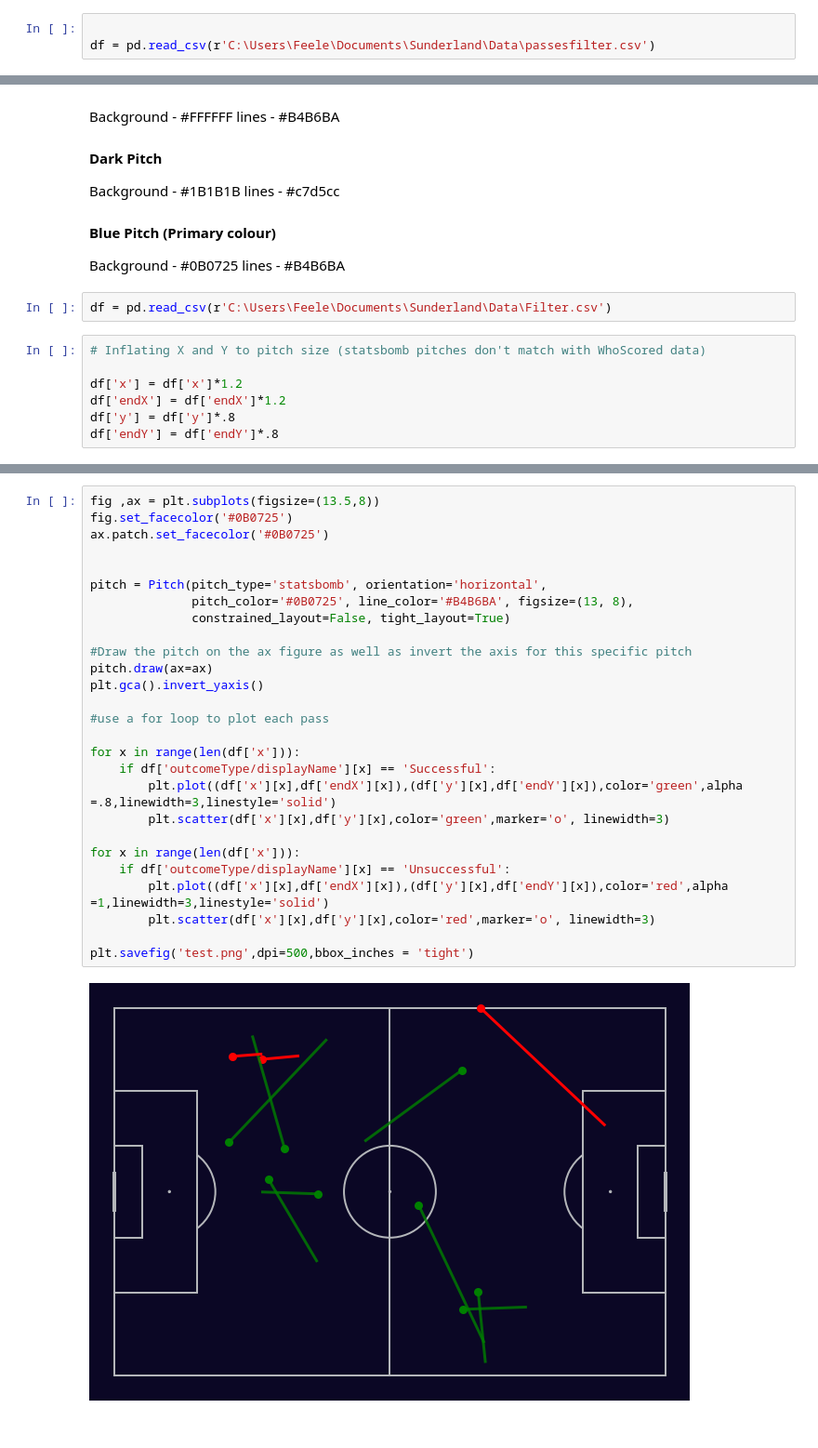
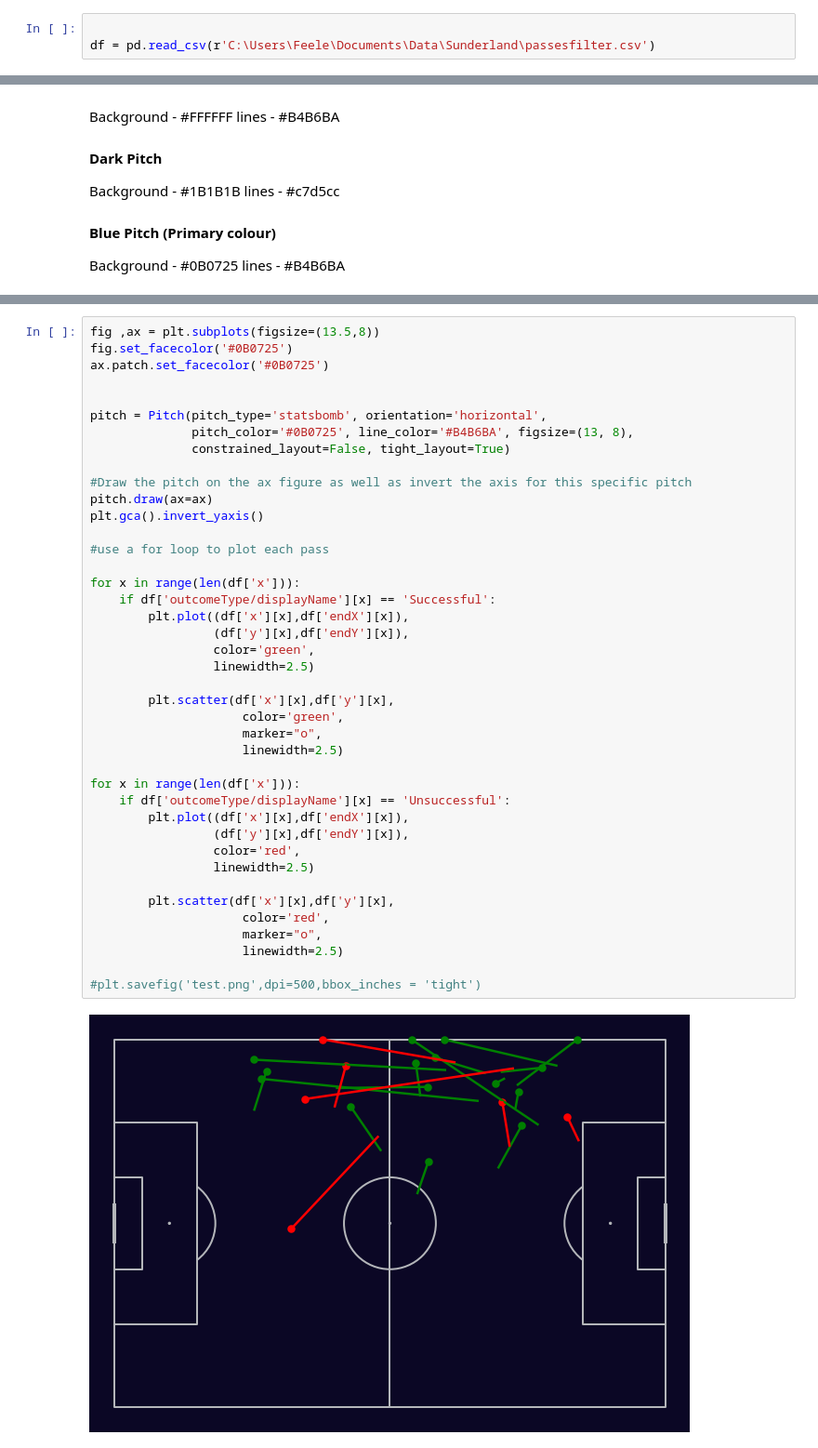
Before and after one commit to brandonfeeley/python-codes, a Jupyter notebook: Pass_Map.ipynb, the cells around one changed output, grey strips where cells are left out. Shown at 93% size. Cells and saved outputs as stored; diff of their text form.

```diff
--- a/Pass_Map.ipynb
+++ b/Pass_Map.ipynb
@@ -10,7 +10,7 @@ import seaborn as sns
 # USE FILTER BELOW
 # %%
 
-df = pd.read_csv(r'C:\Users\Feele\Documents\Sunderland\Data\passesfilter.csv')
+df = pd.read_csv(r'C:\Users\Feele\Documents\Data\Sunderland\passesfilter.csv')
 # %%
 df.head()
 # %% [output]
@@ -51,12 +73,3 @@ lines - #c7d5cc
 #### Blue Pitch (Primary colour)
 Background - #0B0725
 lines - #B4B6BA
-# %%
-df = pd.read_csv(r'C:\Users\Feele\Documents\Sunderland\Data\Filter.csv')
-# %%
-# Inflating X and Y to pitch size (statsbomb pitches don't match with WhoScored data)
-
-df['x'] = df['x']*1.2
-df['endX'] = df['endX']*1.2
-df['y'] = df['y']*.8
-df['endY'] = df['endY']*.8
@@ -68,29 +76,43 @@ def pass_line_template(ax, x, y, end_x, end_y, line_color):
 # %%
 fig ,ax = plt.subplots(figsize=(13.5,8))
 fig.set_facecolor('#0B0725')
 ax.patch.set_facecolor('#0B0725')
 
 
 pitch = Pitch(pitch_type='statsbomb', orientation='horizontal',
               pitch_color='#0B0725', line_color='#B4B6BA', figsize=(13, 8),
               constrained_layout=False, tight_layout=True)
 
 #Draw the pitch on the ax figure as well as invert the axis for this specific pitch
 pitch.draw(ax=ax)
 plt.gca().invert_yaxis()
 
 #use a for loop to plot each pass
 
 for x in range(len(df['x'])):
     if df['outcomeType/displayName'][x] == 'Successful':
-        plt.plot((df['x'][x],df['endX'][x]),(df['y'][x],df['endY'][x]),color='green',alpha =.8,linewidth=3,linestyle='solid')
-        plt.scatter(df['x'][x],df['y'][x],color='green',marker='o', linewidth=3)
+        plt.plot((df['x'][x],df['endX'][x]),
+                 (df['y'][x],df['endY'][x]),
+                 color='green',
+                 linewidth=2.5)
+
+        plt.scatter(df['x'][x],df['y'][x],
+                     color='green',
+                     marker="o",
+                     linewidth=2.5)
 
 for x in range(len(df['x'])):
     if df['outcomeType/displayName'][x] == 'Unsuccessful':
-        plt.plot((df['x'][x],df['endX'][x]),(df['y'][x],df['endY'][x]),color='red',alpha =1,linewidth=3,linestyle='solid')
-        plt.scatter(df['x'][x],df['y'][x],color='red',marker='o', linewidth=3)
+        plt.plot((df['x'][x],df['endX'][x]),
+                 (df['y'][x],df['endY'][x]),
+                 color='red',
+                 linewidth=2.5)
 
-plt.savefig('test.png',dpi=500,bbox_inches = 'tight')
+        plt.scatter(df['x'][x],df['y'][x],
+                     color='red',
+                     marker="o",
+                     linewidth=2.5)
+
+#plt.savefig('test.png',dpi=500,bbox_inches = 'tight')
 # %% [output]
-[figure, old version]
+[figure, new version]
```
Also changed, not shown: parts of 4 cells of this notebook, 8 other files.
